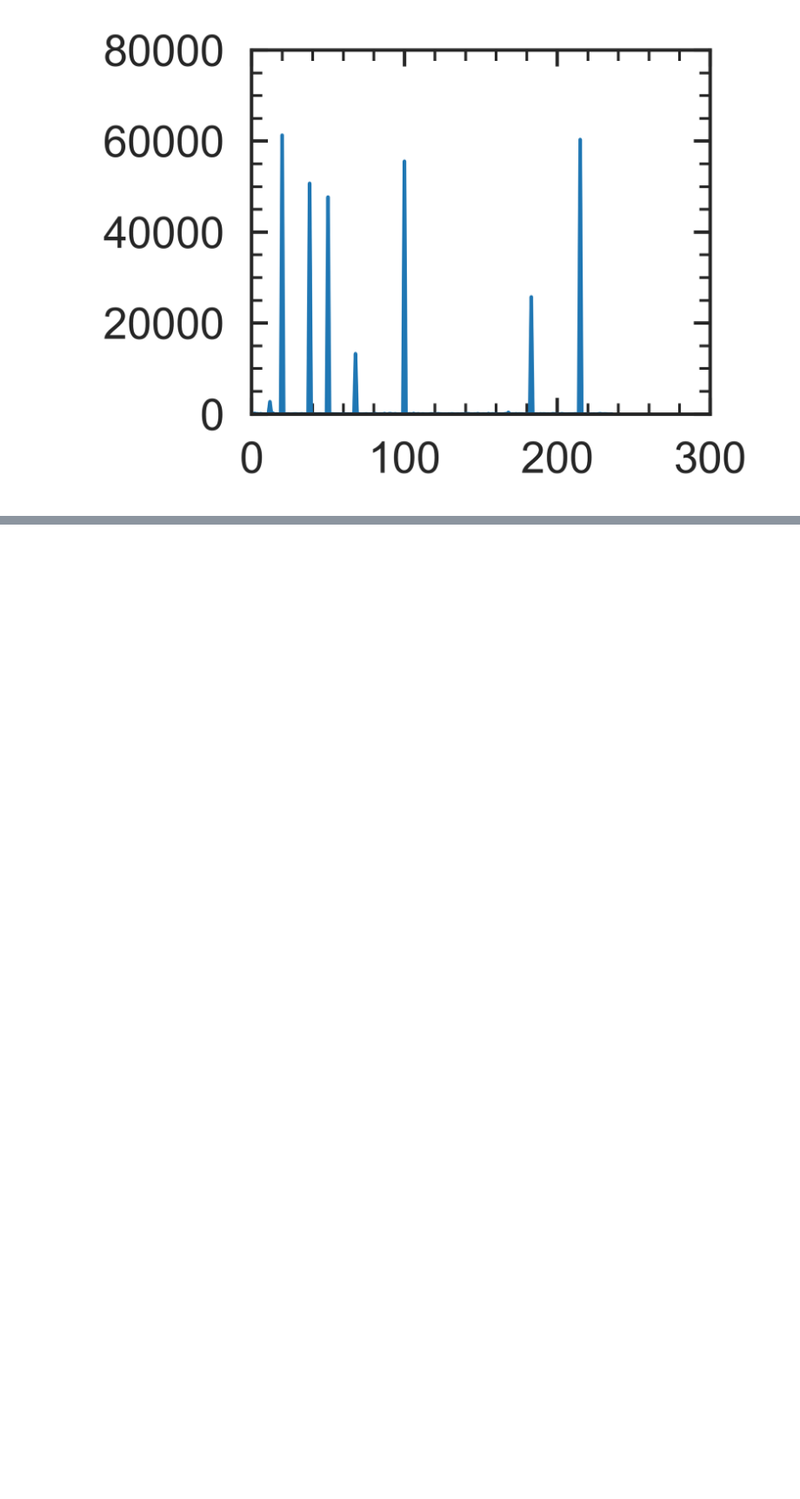
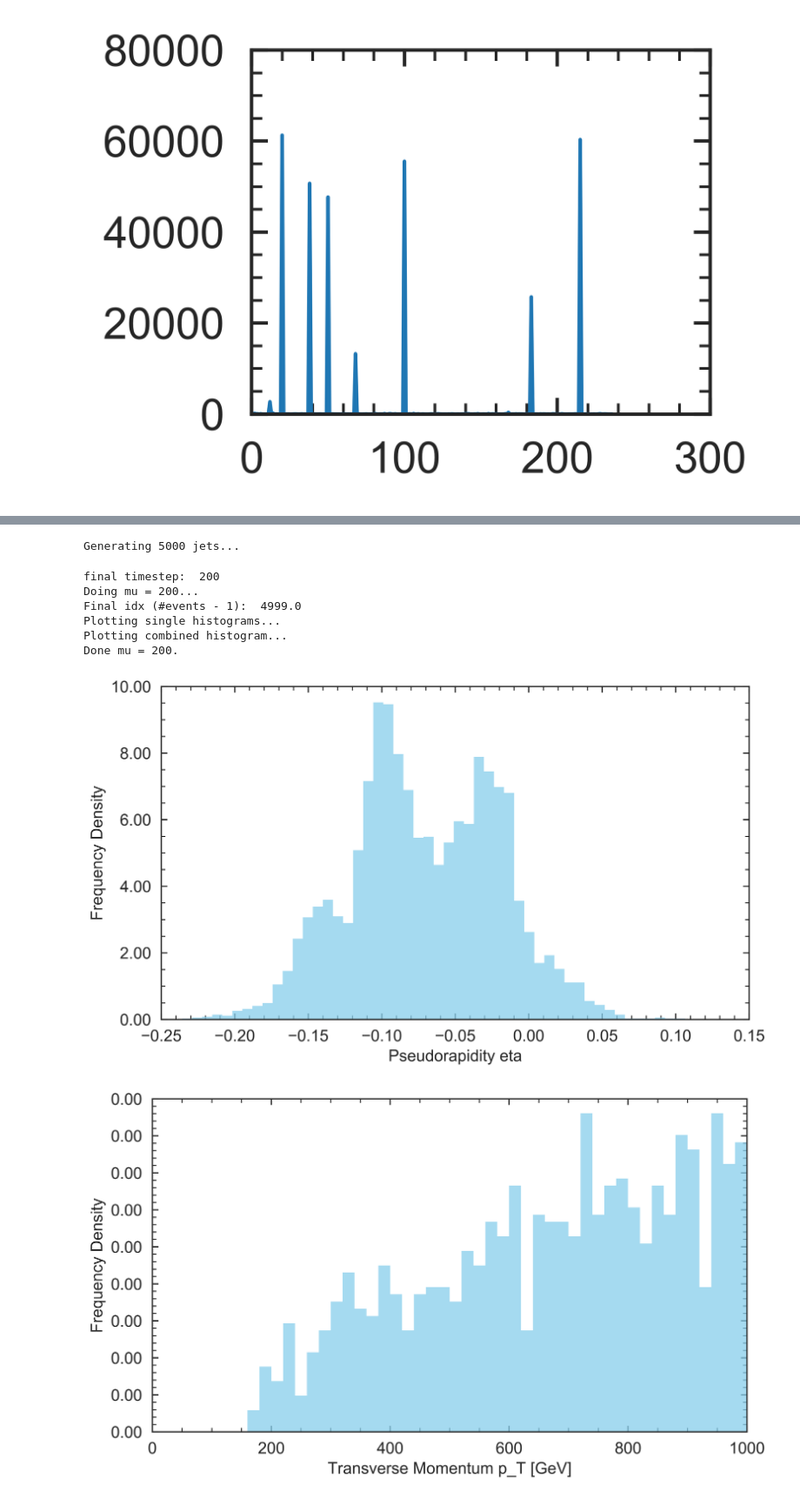
Before and after one commit to roysiu-gh/DDPM-HL-LHC, a Jupyter notebook: DDPMLHC/jup_real_rs.ipynb, the cells around one changed output, grey strips where cells are left out. Shown at 87% size. Cells and saved outputs as stored; diff of their text form; code cells hidden in the pictures; blank space fills up the shorter version.

```diff
--- a/DDPMLHC/jup_real_rs.ipynb
+++ b/DDPMLHC/jup_real_rs.ipynb
@@ -303,23 +298,3 @@ plt.show()
 Number of checkpoint files: 237
 Losses: [7.3379, 25.5938, 157.9835, 55.4672, 70.7525, 3.5882, 77.8002, 6.6058, 6.7927, 2.7606, 3.4767, 30.0944, 2716.2565, 41.8503, 210.9955, 5.642, 31.3158, 14.5773, 3.191, 31.966, 61295.8216, 5.4845 ...
 [figure]
-# %%
-# Generate samples
-# NG_jet.reset()
-# NG_pu.reset()
-# sampled_images = diffusion.sample(batch_size=100)
-batch_size = int(2000)
-sampled_images = diffusion.sample(batch_size=batch_size)
-rescaled = sampled_images * NG_jet.max_energy
-# print(sampled_images)
-# show_tensor_images(rescaled, scale_factor=10)
-# next(NG_pu)
-# next(NG_jet)
-# sampled_images = diffusion.sample(batch_size=1)
-# show_tensor_images(sampled_images, scale_factor=10)
-# import gc
-
-# diffusion.cpu()
-# del diffusion, checkpoint
-# gc.collect()
-# torch.cuda.empty_cache()
@@ -351,0 +383,18 @@ show_tensor_images(pats, scale_factor=10)
+# %%
+output_folder=f"{CWD}/data/4-reconstruction"
+output_filename = f"reconstructed_mu{diffusion.mu}_event_level_from_grid{BMAP_SQUARE_SIDE_LENGTH}.csv"
+
+OD = OutData(diffusion, NG_jet, 5000)
+output_path = OD.save_event_level(output_folder=output_folder, output_filename=output_filename)
+
+plot_1d_histograms(diffusion.mu, event_stats_path=output_path, output_path=f"{output_folder}/grid{BMAP_SQUARE_SIDE_LENGTH}")
+# %% [output]
+Generating 5000 jets...
+final timestep:  200
+Doing mu = 200...
+Final idx (#events - 1):  4999.0
+Plotting single histograms...
+Plotting combined histogram...
+Done mu = 200.
+[figure, added]
+[figure, added]
```
Also changed, not shown: parts of 10 cells of this notebook, 5 other files.
